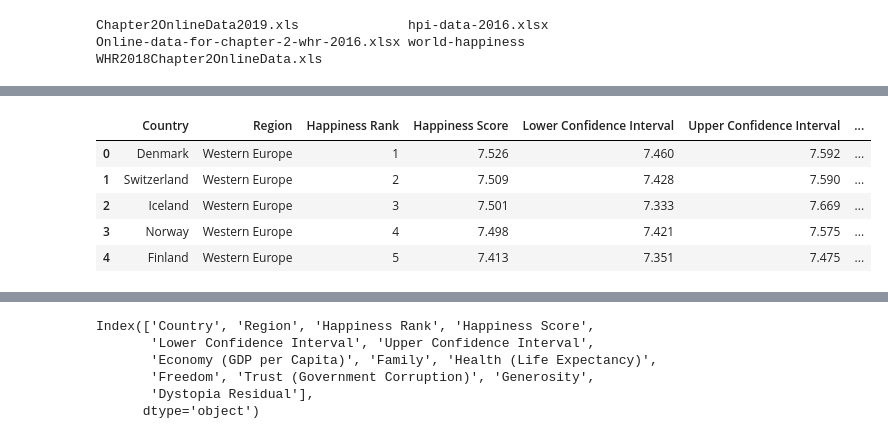
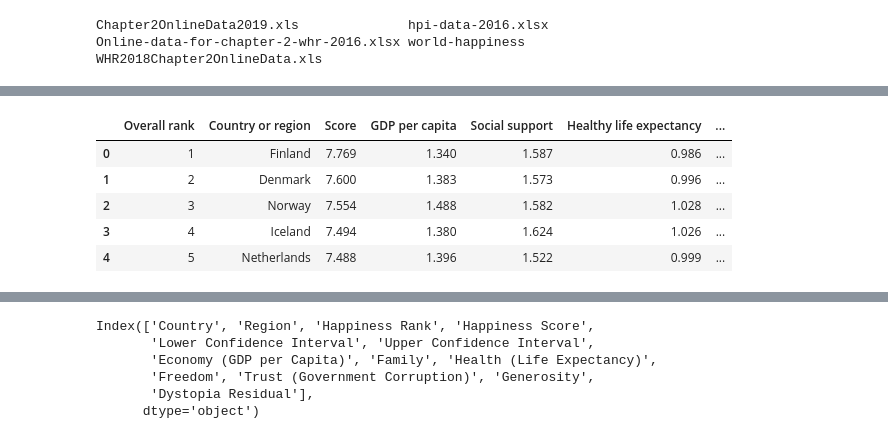
Before and after one commit to angela1C/Programming-for-Data-Analysis-Simulation-Project-2019, a Jupyter notebook: HappySimulate.ipynb, the cells around one changed output, grey strips where cells are left out. Saved outputs shown, nothing was run; the diff lists cells and outputs as text; code cells hidden in the pictures.

Commit message:
setup report, look at regional variations

```diff
--- a/HappySimulate.ipynb
+++ b/HappySimulate.ipynb
@@ -39,2 +129,2 @@ WHR2018Chapter2OnlineData.xls
 # %%
-!ls data/world-happiness
+df19 = pd.read_csv("data/world-happiness/2019.csv")
@@ -43,2 +244,3 @@ WHR2018Chapter2OnlineData.xls
 # %%
-df= pd.read_csv("data/world-happiness/2016.csv")
+df15=pd.read_csv("data/world-happiness/2015.csv")
+df15.head()
@@ -44,0 +254,5 @@ df= pd.read_csv("data/world-happiness/2016.csv")
+# %%
+# create a dataframe just containing the countries and regions from the 2015 csv file
+CR = df15.loc[:,['Country','Region']]
+print(CR.index)
+CR.head()
@@ -45,9 +267,13 @@ df= pd.read_csv("data/world-happiness/2016.csv")
+# %%
+# https://pandas.pydata.org/pandas-docs/stable/reference/api/pandas.DataFrame.join.html?highlight=join#pandas-dataframe-join
+# need to reset the index in order to join the two. df19 will be joined to CR
+CR=CR.set_index('Country').join(df19.set_index('Country or region'))
 # %%
-df.head()
+df19.head()
 # %% [output]
-|  | Country | Region | Happiness Rank | Happiness Score | Lower Confidence Interval | Upper Confidence Interval | ... |
-| 0 | Denmark | Western Europe | 1 | 7.526 | 7.460 | 7.592 | ... |
-| 1 | Switzerland | Western Europe | 2 | 7.509 | 7.428 | 7.590 | ... |
-| 2 | Iceland | Western Europe | 3 | 7.501 | 7.333 | 7.669 | ... |
-| 3 | Norway | Western Europe | 4 | 7.498 | 7.421 | 7.575 | ... |
-| 4 | Finland | Western Europe | 5 | 7.413 | 7.351 | 7.475 | ... |
+|  | Overall rank | Country or region | Score | GDP per capita | Social support | Healthy life expectancy | ... |
+| 0 | 1 | Finland | 7.769 | 1.340 | 1.587 | 0.986 | ... |
+| 1 | 2 | Denmark | 7.600 | 1.383 | 1.573 | 0.996 | ... |
+| 2 | 3 | Norway | 7.554 | 1.488 | 1.582 | 1.028 | ... |
+| 3 | 4 | Iceland | 7.494 | 1.380 | 1.624 | 1.026 | ... |
+| 4 | 5 | Netherlands | 7.488 | 1.396 | 1.522 | 0.999 | ... |
```
Also changed, not shown: parts of 44 cells of this notebook, 9 other files.
